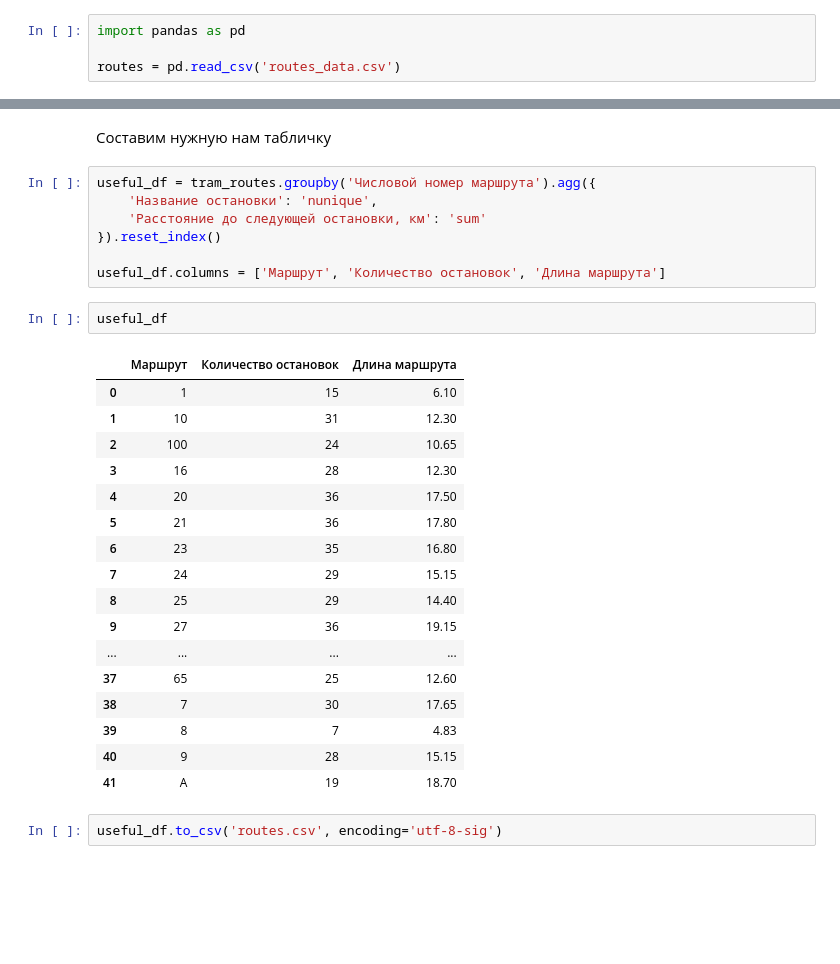
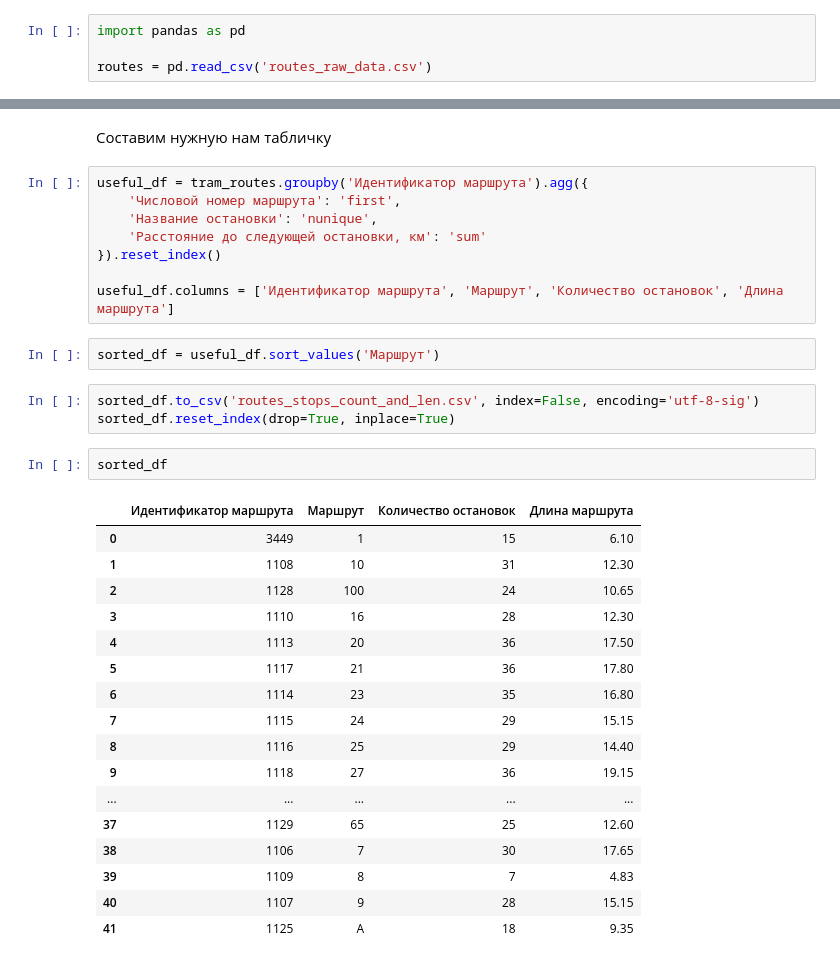
Before and after one commit to artyomkonovalov/Transport-Analysis, a Jupyter notebook: data_processing/routes_processing.ipynb, the cells around one changed output, grey strips where cells are left out. Saved outputs shown, nothing was run; the diff lists cells and outputs as text; blank space fills up the shorter version.

Commit message:
Attach data processing assets from GDrive (final backup)

```diff
--- a/data_processing/routes_processing.ipynb
+++ b/data_processing/routes_processing.ipynb
@@ -3,7 +3,7 @@
 # %%
 import pandas as pd
 
-routes = pd.read_csv('routes_data.csv')
+routes = pd.read_csv('routes_raw_data.csv')
 # %%
 routes.head()
 # %% [output]
@@ -28,31 +28,35 @@ tram_routes.head()
 # %% [markdown]
 Составим нужную нам табличку
 # %%
-useful_df = tram_routes.groupby('Числовой номер маршрута').agg({
+useful_df = tram_routes.groupby('Идентификатор маршрута').agg({
+    'Числовой номер маршрута': 'first',
     'Название остановки': 'nunique',
     'Расстояние до следующей остановки, км': 'sum'
 }).reset_index()
 
-useful_df.columns = ['Маршрут', 'Количество остановок', 'Длина маршрута']
+useful_df.columns = ['Идентификатор маршрута', 'Маршрут', 'Количество остановок', 'Длина маршрута']
-# %%
-useful_df
-# %% [output]
-|  | Маршрут | Количество остановок | Длина маршрута |
-| 0 | 1 | 15 | 6.10 |
-| 1 | 10 | 31 | 12.30 |
-| 2 | 100 | 24 | 10.65 |
-| 3 | 16 | 28 | 12.30 |
-| 4 | 20 | 36 | 17.50 |
-| 5 | 21 | 36 | 17.80 |
-| 6 | 23 | 35 | 16.80 |
-| 7 | 24 | 29 | 15.15 |
-| 8 | 25 | 29 | 14.40 |
-| 9 | 27 | 36 | 19.15 |
-| ... | ... | ... | ... |
-| 37 | 65 | 25 | 12.60 |
-| 38 | 7 | 30 | 17.65 |
-| 39 | 8 | 7 | 4.83 |
-| 40 | 9 | 28 | 15.15 |
-| 41 | А | 19 | 18.70 |
+# %%
+sorted_df = useful_df.sort_values('Маршрут')
 # %%
-useful_df.to_csv('routes.csv', encoding='utf-8-sig')
+sorted_df.to_csv('routes_stops_count_and_len.csv', index=False, encoding='utf-8-sig')
+sorted_df.reset_index(drop=True, inplace=True)
+# %%
+sorted_df
+# %% [output]
+|  | Идентификатор маршрута | Маршрут | Количество остановок | Длина маршрута |
+| 0 | 3449 | 1 | 15 | 6.10 |
+| 1 | 1108 | 10 | 31 | 12.30 |
+| 2 | 1128 | 100 | 24 | 10.65 |
+| 3 | 1110 | 16 | 28 | 12.30 |
+| 4 | 1113 | 20 | 36 | 17.50 |
+| 5 | 1117 | 21 | 36 | 17.80 |
+| 6 | 1114 | 23 | 35 | 16.80 |
+| 7 | 1115 | 24 | 29 | 15.15 |
+| 8 | 1116 | 25 | 29 | 14.40 |
+| 9 | 1118 | 27 | 36 | 19.15 |
+| ... | ... | ... | ... | ... |
+| 37 | 1129 | 65 | 25 | 12.60 |
+| 38 | 1106 | 7 | 30 | 17.65 |
+| 39 | 1109 | 8 | 7 | 4.83 |
+| 40 | 1107 | 9 | 28 | 15.15 |
+| 41 | 1125 | А | 18 | 9.35 |
```
Also changed, not shown: 9 other files.
